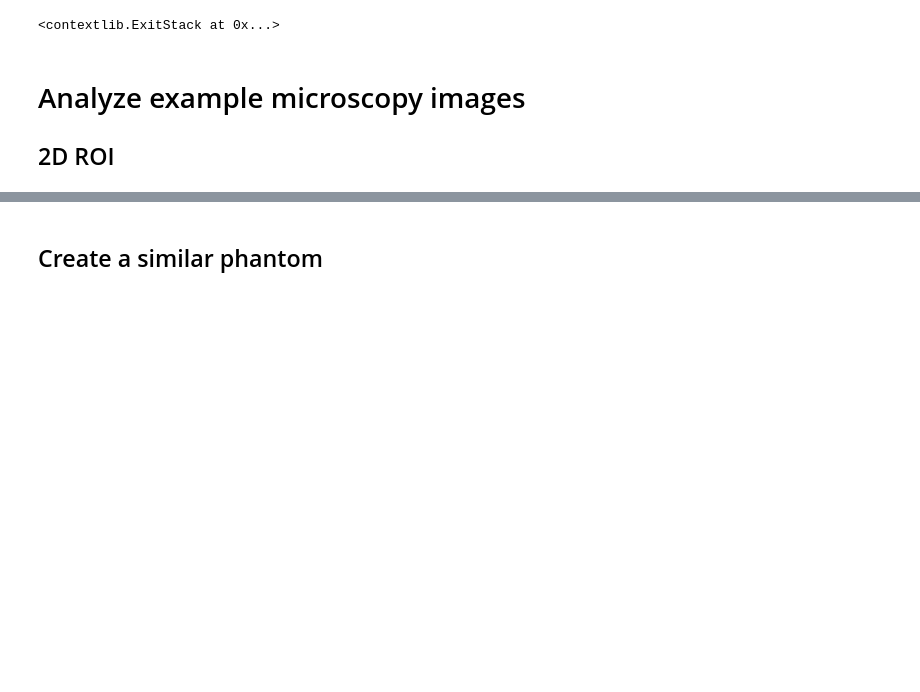
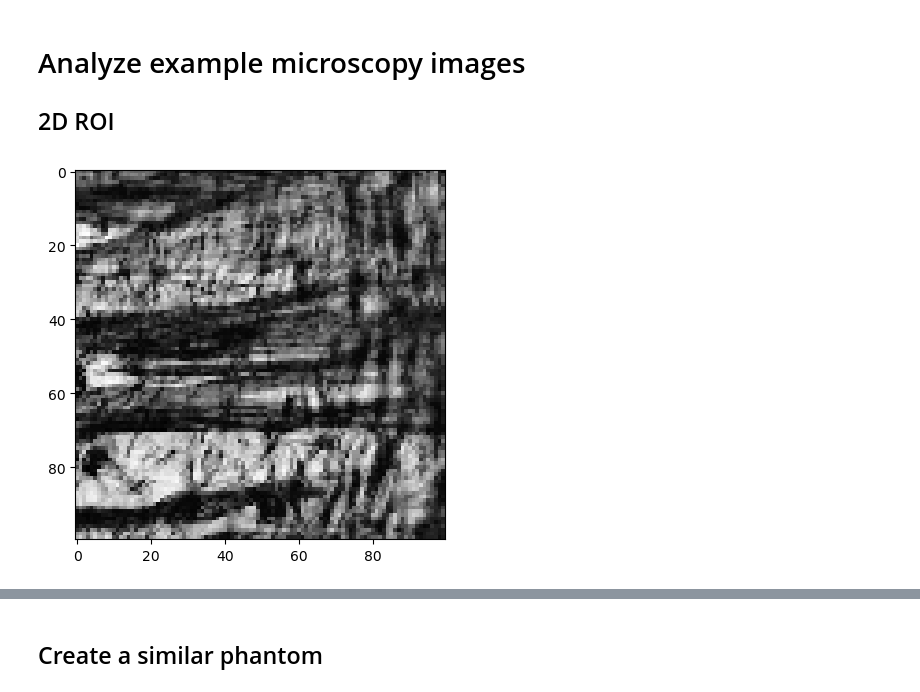
Before and after one commit to BrysonGray/structure_tensor_validation, a Jupyter notebook: notebooks/make_microscopy_figures.ipynb, the cells around one changed output, grey strips where cells are left out. Saved outputs shown, nothing was run; the diff lists cells and outputs as text; code cells hidden in the pictures; blank space fills up the shorter version.

```diff
--- a/notebooks/make_microscopy_figures.ipynb
+++ b/notebooks/make_microscopy_figures.ipynb
@@ -21,13 +21,11 @@ import visualize
 from skimage.transform import resize
 from skimage.color import rgb2gray
 
-HOME = "/home/brysongray/structure_tensor_validation/"
+HOME = "/home/bgray/structure_tensor_validation/"
 g_sigmas = np.linspace(start=0.15, stop=2.5, num=10)
 w_sigmas = np.linspace(start=0.0, stop=5.0, num=10)
-plt.rcParams["figure.figsize"] = [p*4 for p in plt.rcParams["figure.figsize"]]
-plt.ioff()
+# plt.rcParams["figure.figsize"] = [p*4 for p in plt.rcParams["figure.figsize"]]
+# plt.ioff()
-# %% [output]
-<contextlib.ExitStack at 0x...>
 # %% [markdown]
 # Analyze example microscopy images
 ## 2D ROI
@@ -47,6 +48,13 @@ roi2 = img[small_roi[0,0]:small_roi[1,0], small_roi[0,1]:small_roi[1,1]]
 # %%
 tifffile.imwrite(os.path.join(HOME, '/home/brysongray/structure_tensor_validation/outputs/figures/figure_for_vaughan/2d_figure/example_patch_2d.tif'), roi2)
 tifffile.imwrite(os.path.join(HOME, '/home/brysongray/structure_tensor_validation/outputs/figures/figure_for_vaughan/2d_figure/large_roi_2d.tif'), roi1)
+# %%
+J = tifffile.imread("/home/bgray/structure_tensor_validation/example_microscopy_data/two_angle_roi_2d_i_3930-4030_j_4730-4830.tif")
+plt.figure()
+plt.imshow(J, cmap='gray')
+plt.show()
+# %% [output]
+[figure, added]
 # %%
 plt.figure()
 plt.imshow(roi2, cmap='gray')
```
Also changed, not shown: parts of 27 cells of this notebook, 6 other files.
